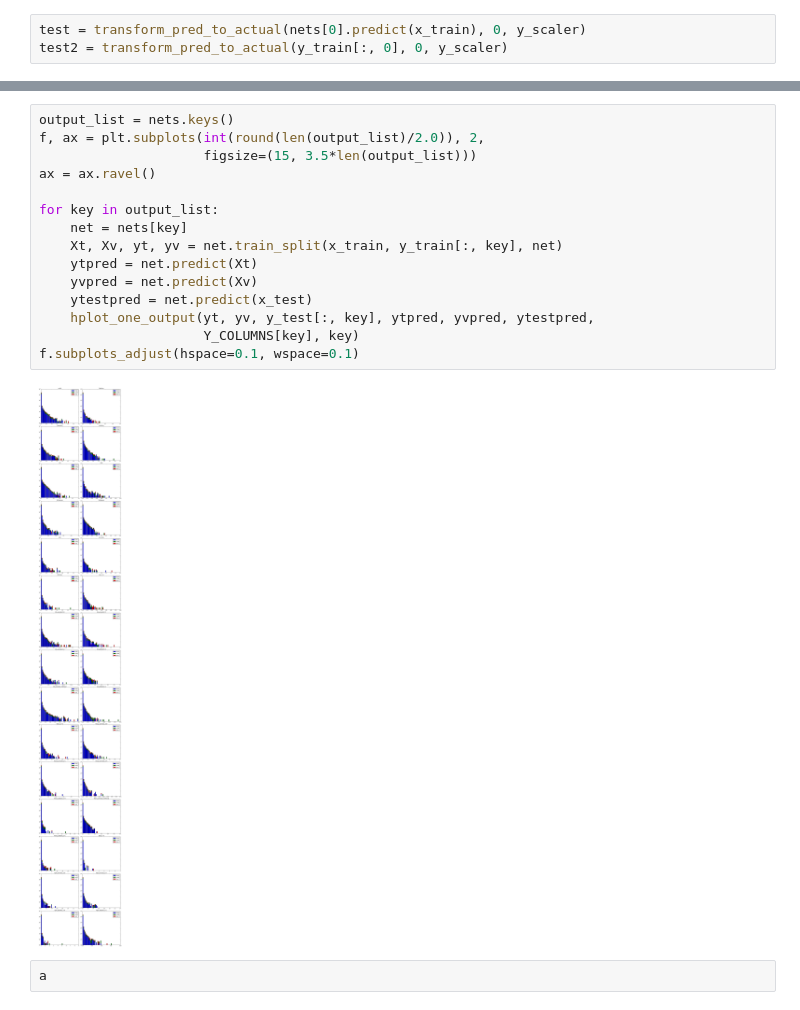
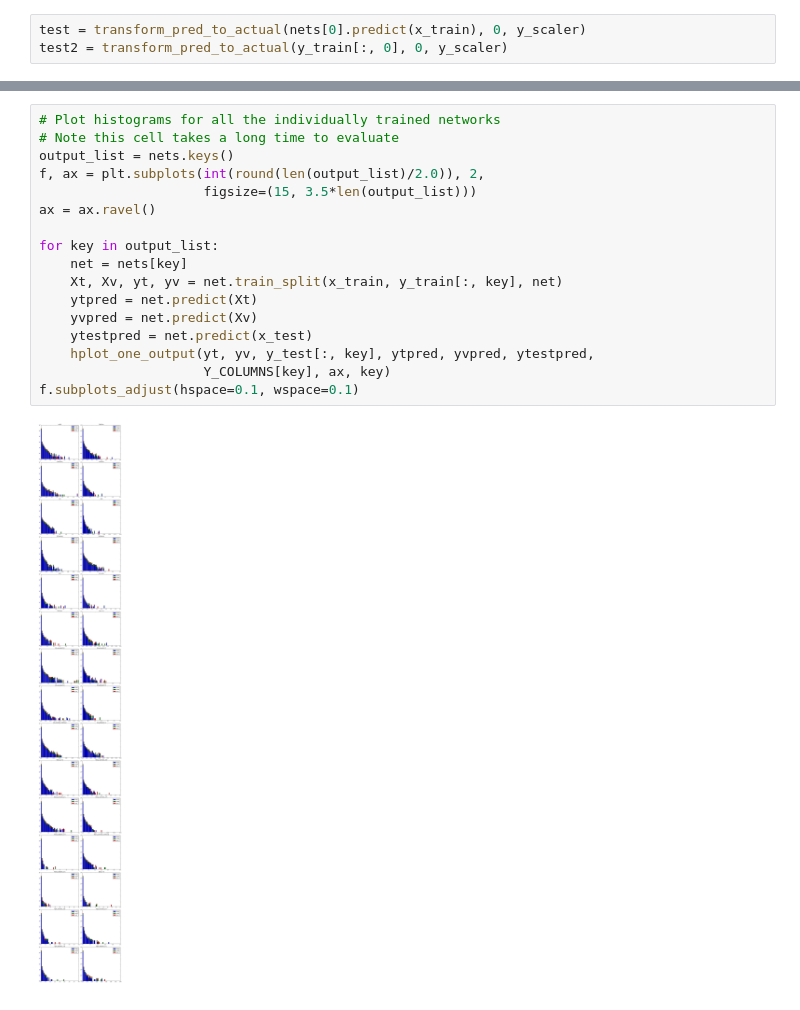
Before and after one commit to houghb/lignet, a Jupyter notebook: lignet/analyze_nets.ipynb, the cells around one changed output, grey strips where cells are left out. Drawn from its saved outputs; the diff is of its cells as text.

Commit message:
update notebooks with plots of latest results

```diff
--- a/lignet/analyze_nets.ipynb
+++ b/lignet/analyze_nets.ipynb
@@ -239,21 +236,21 @@ hplot_one_output(yt.flatten(), yv.flatten(), y_test.flatten(),
 # %% [output]
 [figure]
 # %%
+# Plot histograms for all the individually trained networks
+# Note this cell takes a long time to evaluate
 output_list = nets.keys()
 f, ax = plt.subplots(int(round(len(output_list)/2.0)), 2,
                      figsize=(15, 3.5*len(output_list)))
 ax = ax.ravel()
 
 for key in output_list:
     net = nets[key]
     Xt, Xv, yt, yv = net.train_split(x_train, y_train[:, key], net)
     ytpred = net.predict(Xt)
     yvpred = net.predict(Xv)
     ytestpred = net.predict(x_test)
     hplot_one_output(yt, yv, y_test[:, key], ytpred, yvpred, ytestpred,
-                     Y_COLUMNS[key], key)
+                     Y_COLUMNS[key], ax, key)
 f.subplots_adjust(hspace=0.1, wspace=0.1)
 # %% [output]
-[figure, old version]
+[figure, new version]
-# %%
-a
```
Also changed, not shown: parts of 10 cells of this notebook, 1 other file.
